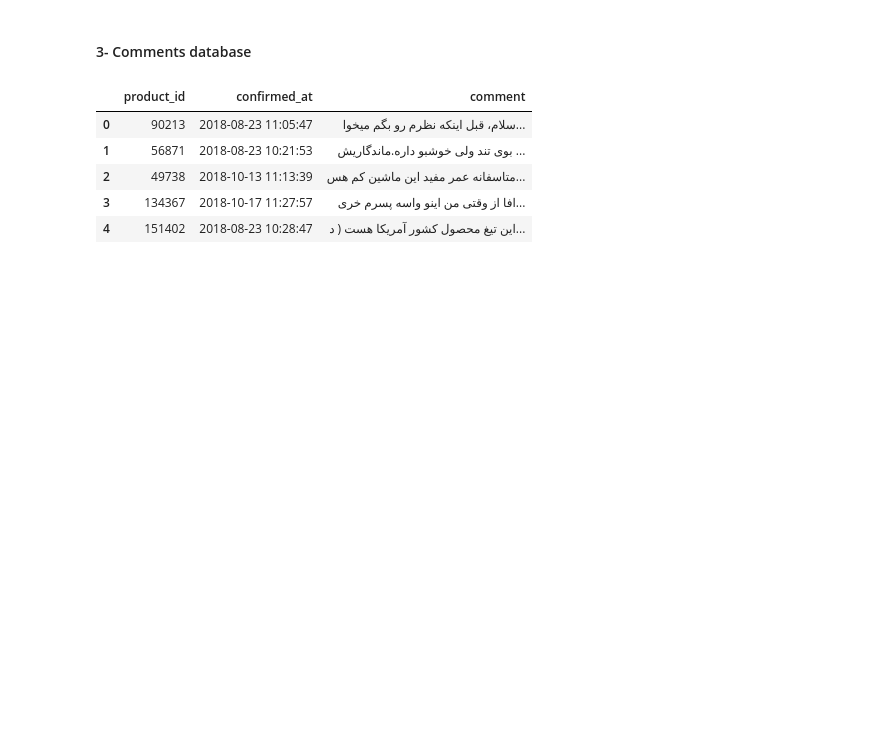
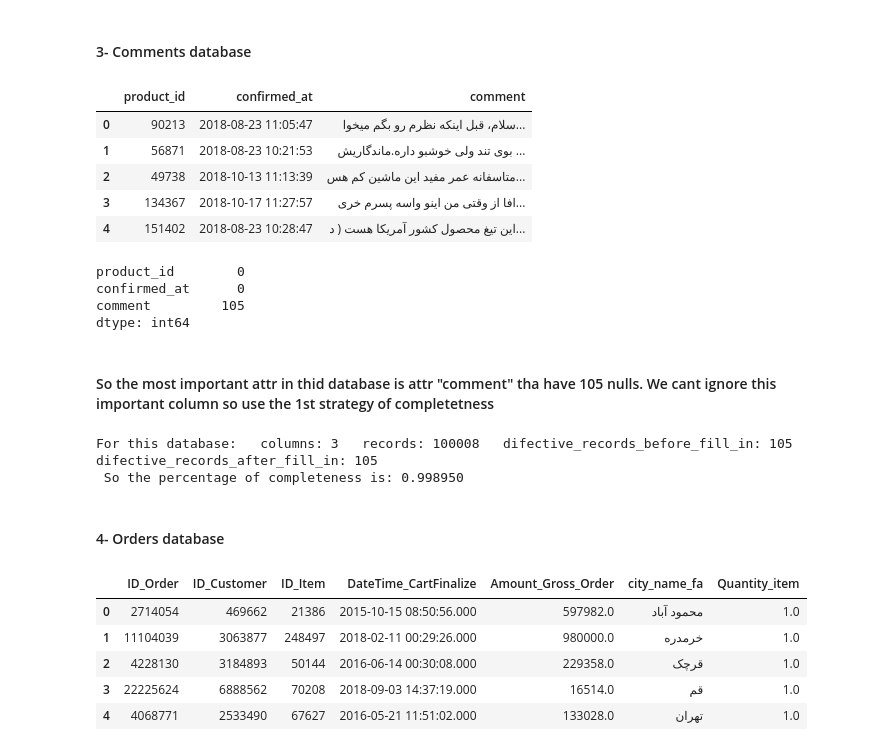
Before and after one commit to nahbos/Data-Mining-on-DigiKala-datasets, a Jupyter notebook: DM-1thProj-Q4.ipynb, the cells around one changed output. Saved outputs shown, nothing was run; the diff lists cells and outputs as text; code cells hidden in the pictures; blank space fills up the shorter version.

```diff
--- a/DM-1thProj-Q4.ipynb
+++ b/DM-1thProj-Q4.ipynb
@@ -219,3 +216,28 @@ comments.head()
 | 2 | 49738 | 2018-10-13 11:13:39 | متاسفانه عمر مفید این ماشین کم هس... |
 | 3 | 134367 | 2018-10-17 11:27:57 | افا از وقتی من اینو واسه پسرم خری... |
 | 4 | 151402 | 2018-08-23 10:28:47 | این تیغ محصول کشور آمریکا هست ( د... |
+# %%
+comments.isnull().sum()
+# %% [output]
+product_id        0
+confirmed_at      0
+comment         105
+dtype: int64
+# %% [markdown]
+#### So the most important attr in thid database is attr "comment" tha have 105 nulls. We cant ignore this important column so use the 1st strategy of completetness
+# %%
+reporter(comments, comments, 12)
+# %% [output]
+For this database:   columns: 3   records: 100008   difective_records_before_fill_in: 105   difective_records_after_fill_in: 105
+ So the percentage of completeness is: 0.998950
+# %% [markdown]
+#### 4- Orders database
+# %%
+orders.head()
+# %% [output]
+|  | ID_Order | ID_Customer | ID_Item | DateTime_CartFinalize | Amount_Gross_Order | city_name_fa | Quantity_item |
+| 0 | 2714054 | 469662 | 21386 | 2015-10-15 08:50:56.000 | 597982.0 | محمود آباد | 1.0 |
+| 1 | 11104039 | 3063877 | 248497 | 2018-02-11 00:29:26.000 | 980000.0 | خرمدره | 1.0 |
+| 2 | 4228130 | 3184893 | 50144 | 2016-06-14 00:30:08.000 | 229358.0 | قرچک | 1.0 |
+| 3 | 22225624 | 6888562 | 70208 | 2018-09-03 14:37:19.000 | 16514.0 | قم | 1.0 |
+| 4 | 4068771 | 2533490 | 67627 | 2016-05-21 11:51:02.000 | 133028.0 | تهران | 1.0 |
```
Also changed, not shown: parts of 21 cells of this notebook.
